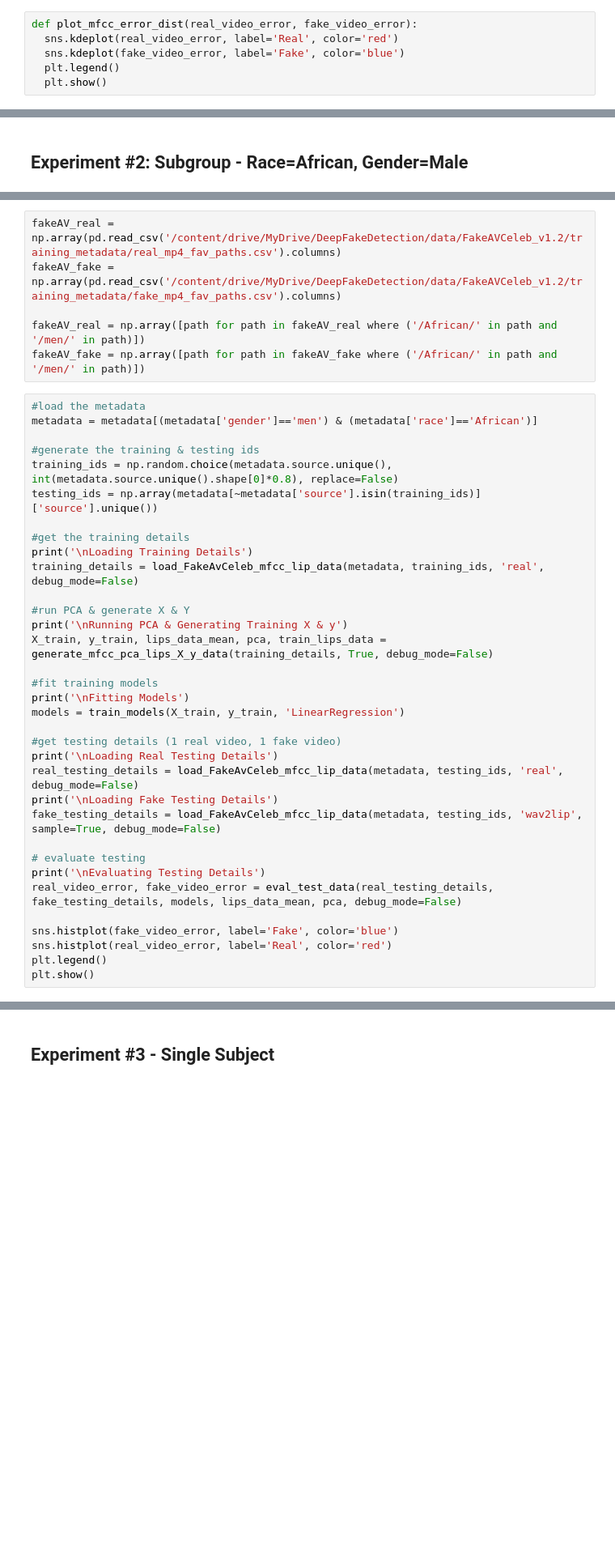
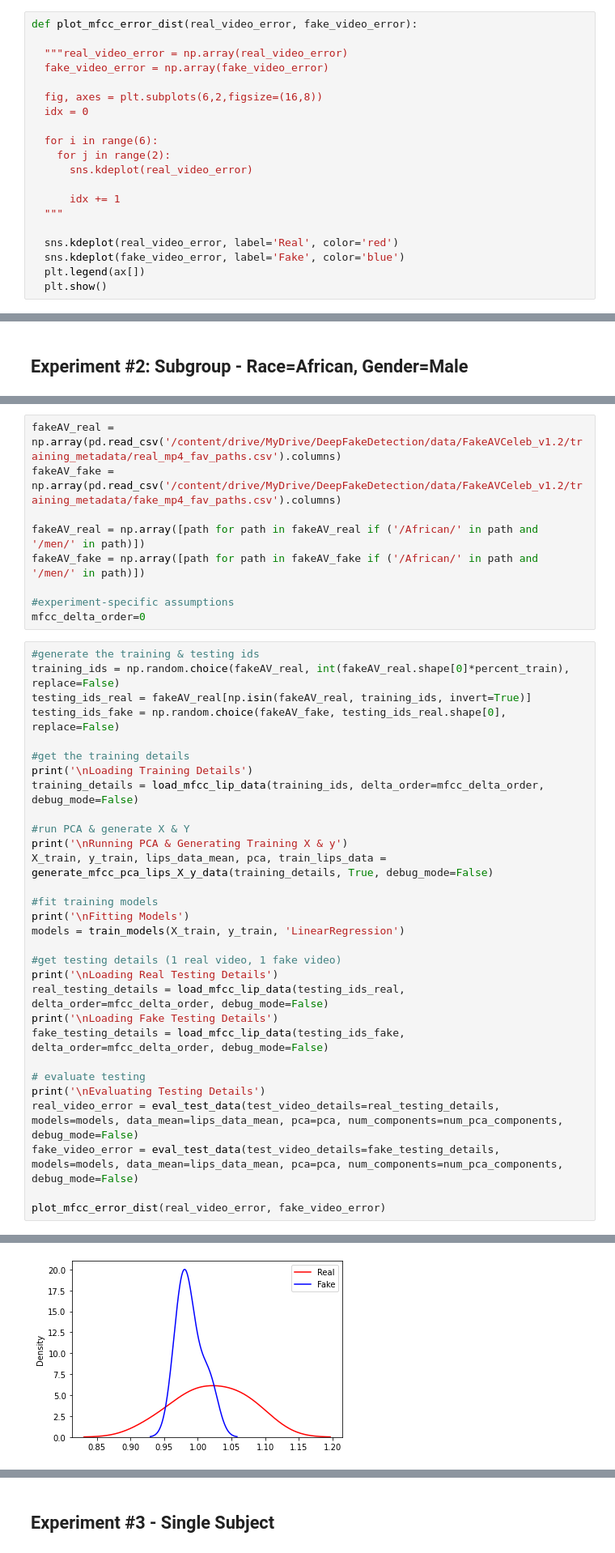
Before and after one commit to romitbarua/MultiModalDeepFake, a Jupyter notebook: TestingNotebooks/PCAvsMFCC.ipynb, the cells around one changed output, grey strips where cells are left out. Shown at 81% size. Saved outputs shown, nothing was run; the diff lists cells and outputs as text; blank space fills up the shorter version.

Commit message:
Getting all experiments to run

```diff
--- a/TestingNotebooks/PCAvsMFCC.ipynb
+++ b/TestingNotebooks/PCAvsMFCC.ipynb
@@ -427,9 +426,23 @@ def eval_test_mfcc_search(X_test_real, X_test_fake, y_test_real, y_test_fake, mo
   return real_mfcc_errors, fake_mfcc_errors
 # %%
 def plot_mfcc_error_dist(real_video_error, fake_video_error):
+
+  """real_video_error = np.array(real_video_error)
+  fake_video_error = np.array(fake_video_error)
+
+  fig, axes = plt.subplots(6,2,figsize=(16,8))
+  idx = 0
+
+  for i in range(6):
+    for j in range(2):
+      sns.kdeplot(real_video_error)
+
+      idx += 1
+  """
+
   sns.kdeplot(real_video_error, label='Real', color='red')
   sns.kdeplot(fake_video_error, label='Fake', color='blue')
-  plt.legend()
+  plt.legend(ax[])
   plt.show()
 # %% [markdown]
 # Experiments
@@ -600,19 +591,20 @@ plt.show()
 fakeAV_real = np.array(pd.read_csv('/content/drive/MyDrive/DeepFakeDetection/data/FakeAVCeleb_v1.2/training_metadata/real_mp4_fav_paths.csv').columns)
 fakeAV_fake = np.array(pd.read_csv('/content/drive/MyDrive/DeepFakeDetection/data/FakeAVCeleb_v1.2/training_metadata/fake_mp4_fav_paths.csv').columns)
 
-fakeAV_real = np.array([path for path in fakeAV_real where ('/African/' in path and '/men/' in path)])
-fakeAV_fake = np.array([path for path in fakeAV_fake where ('/African/' in path and '/men/' in path)])
+fakeAV_real = np.array([path for path in fakeAV_real if ('/African/' in path and '/men/' in path)])
+fakeAV_fake = np.array([path for path in fakeAV_fake if ('/African/' in path and '/men/' in path)])
+
+#experiment-specific assumptions
+mfcc_delta_order=0
 # %%
-#load the metadata
-metadata = metadata[(metadata['gender']=='men') & (metadata['race']=='African')]
-
 #generate the training & testing ids
-training_ids = np.random.choice(metadata.source.unique(), int(metadata.source.unique().shape[0]*0.8), replace=False)
-testing_ids = np.array(metadata[~metadata['source'].isin(training_ids)]['source'].unique())
+training_ids = np.random.choice(fakeAV_real, int(fakeAV_real.shape[0]*percent_train), replace=False)
+testing_ids_real = fakeAV_real[np.isin(fakeAV_real, training_ids, invert=True)]
+testing_ids_fake = np.random.choice(fakeAV_fake, testing_ids_real.shape[0], replace=False)
 
 #get the training details
 print('\nLoading Training Details')
-training_details = load_FakeAvCeleb_mfcc_lip_data(metadata, training_ids, 'real', debug_mode=False)
+training_details = load_mfcc_lip_data(training_ids, delta_order=mfcc_delta_order, debug_mode=False)
 
 #run PCA & generate X & Y
 print('\nRunning PCA & Generating Training X & y')
@@ -624,15 +616,14 @@ models = train_models(X_train, y_train, 'LinearRegression')
 
 #get testing details (1 real video, 1 fake video)
 print('\nLoading Real Testing Details')
-real_testing_details = load_FakeAvCeleb_mfcc_lip_data(metadata, testing_ids, 'real', debug_mode=False)
+real_testing_details = load_mfcc_lip_data(testing_ids_real, delta_order=mfcc_delta_order, debug_mode=False)
 print('\nLoading Fake Testing Details')
-fake_testing_details = load_FakeAvCeleb_mfcc_lip_data(metadata, testing_ids, 'wav2lip', sample=True, debug_mode=False)
+fake_testing_details = load_mfcc_lip_data(testing_ids_fake, delta_order=mfcc_delta_order, debug_mode=False)
 
 # evaluate testing
 print('\nEvaluating Testing Details')
-real_video_error, fake_video_error = eval_test_data(real_testing_details, fake_testing_details, models, lips_data_mean, pca, debug_mode=False)
+real_video_error = eval_test_data(test_video_details=real_testing_details, models=models, data_mean=lips_data_mean, pca=pca, num_components=num_pca_components, debug_mode=False)
+fake_video_error = eval_test_data(test_video_details=fake_testing_details, models=models, data_mean=lips_data_mean, pca=pca, num_components=num_pca_components, debug_mode=False)
 
-sns.histplot(fake_video_error, label='Fake', color='blue')
-sns.histplot(real_video_error, label='Real', color='red')
-plt.legend()
-plt.show()
+plot_mfcc_error_dist(real_video_error, fake_video_error)
+# %% [output]
@@ -639 +641,2 @@ plt.show()
+[figure, added]
 # %% [markdown]
```
Also changed, not shown: parts of 27 cells of this notebook.
